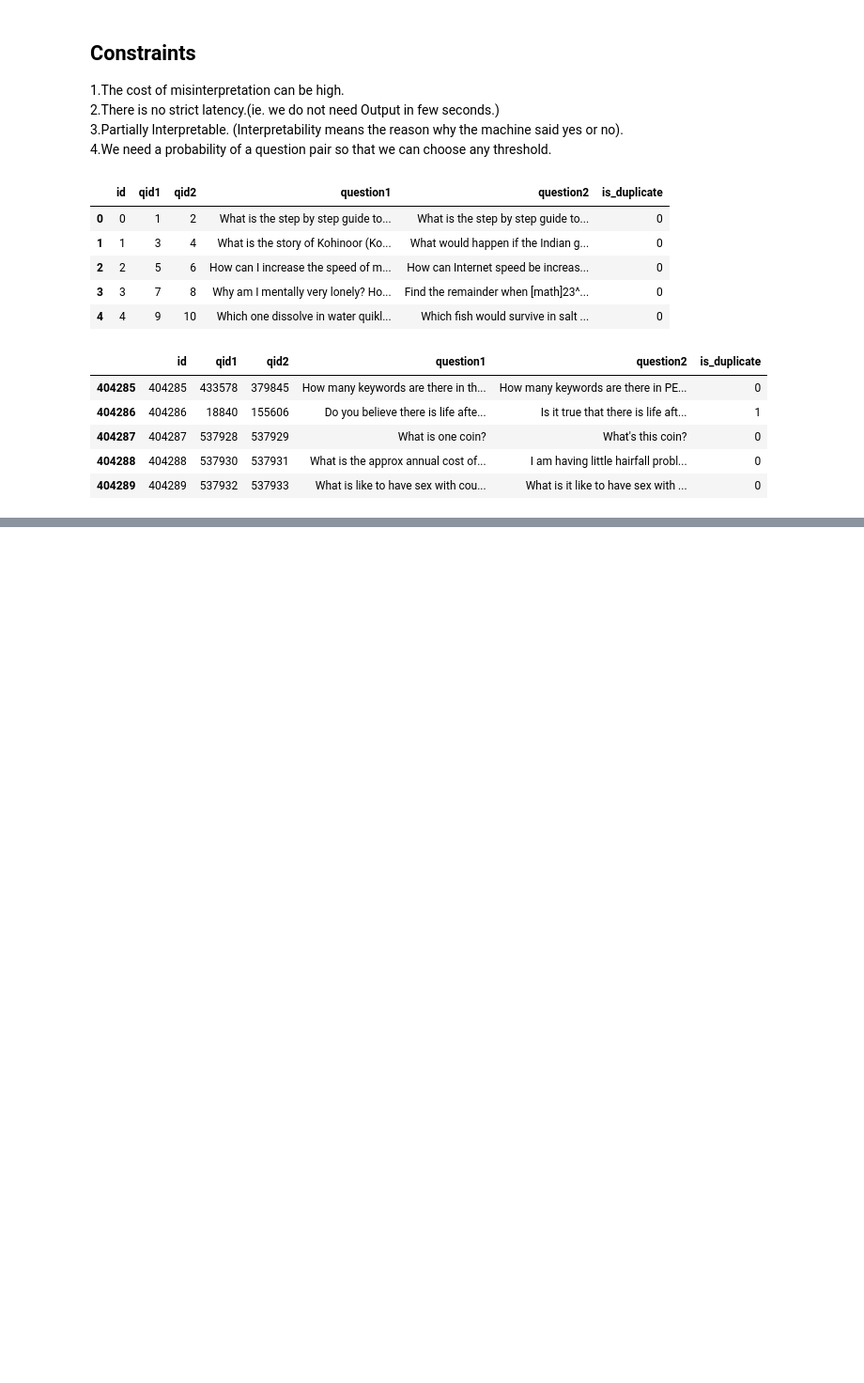
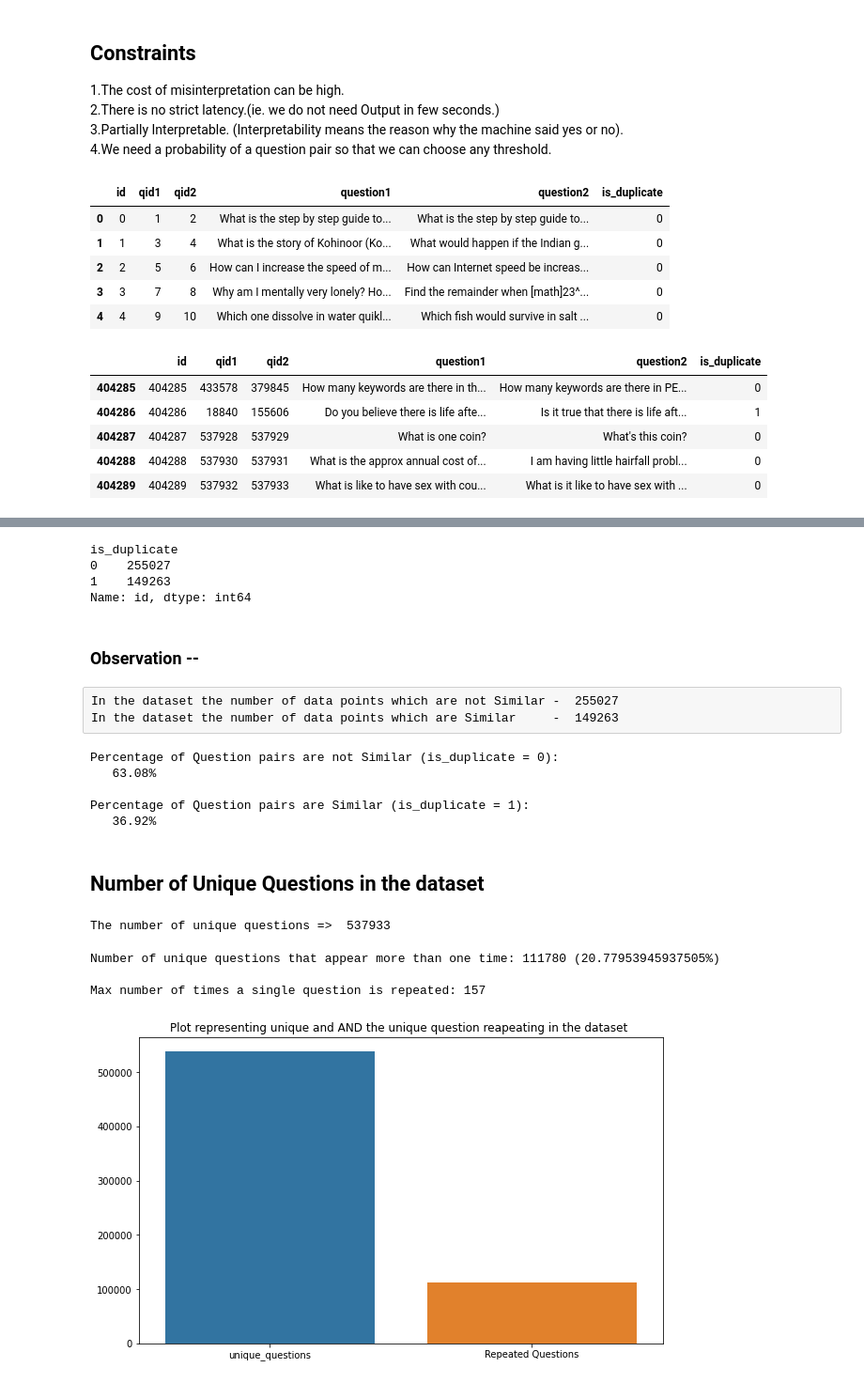
Before and after one commit to smritipradhan/Machine_learning_projects, a Jupyter notebook: 1.QUORA_QUESTION_PAIR/QUORA SIMILAR QUESTION.ipynb, the cells around one changed output, grey strips where cells are left out. Shown at 94% size. Drawn from its saved outputs; the diff is of its cells as text; code cells hidden in the pictures; blank space fills up the shorter version.

```diff
--- a/1.QUORA_QUESTION_PAIR/QUORA SIMILAR QUESTION.ipynb
+++ b/1.QUORA_QUESTION_PAIR/QUORA SIMILAR QUESTION.ipynb
@@ -40,0 +73,51 @@ data.tail(5)
+# %%
+data.groupby("is_duplicate")['id'].count()
+# %% [output]
+is_duplicate
+0    255027
+1    149263
+Name: id, dtype: int64
+# %% [markdown]
+### Observation --
+# %% [raw]
+In the dataset the number of data points which are not Similar -  255027
+In the dataset the number of data points which are Similar     -  149263
+# %%
+print('Percentage of Question pairs are not Similar (is_duplicate = 0):\n   {}%'.format(100 - round(data['is_duplicate'].mean()*100, 2)))
+print('\nPercentage of Question pairs are Similar (is_duplicate = 1):\n   {}%'.format(round(data['is_duplicate'].mean()*100, 2)))
+# %% [output]
+Percentage of Question pairs are not Similar (is_duplicate = 0):
+   63.08%
+
+Percentage of Question pairs are Similar (is_duplicate = 1):
+   36.92%
+# %% [markdown]
+## Number of Unique Questions in the dataset
+# %%
+qids = pd.Series(data['qid1'].tolist() + data['qid2'].tolist())
+#print(qids) both the qid1 and qid2
+unique_ques = len(np.unique(qids))
+print("The number of unique questions => ",unique_ques)
+
+
+qs_morethan_onetime = np.sum(qids.value_counts() > 1) #the unique question repeating more than one time counts
+# %% [output]
+The number of unique questions =>  537933
+# %%
+print ('Number of unique questions that appear more than one time: {} ({}%)\n'.format(qs_morethan_onetime,qs_morethan_onetime/unique_ques*100))
+
+print ('Max number of times a single question is repeated: {}\n'.format(max(qids.value_counts())))
+# %% [output]
+Number of unique questions that appear more than one time: 111780 (20.77953945937505%)
+
+Max number of times a single question is repeated: 157
+# %%
+x = ["unique_questions" , "Repeated Questions"]
+y =  [unique_ques , qs_morethan_onetime]
+
+plt.figure(figsize=(10, 6))
+plt.title ("Plot representing unique and AND the unique question reapeating in the dataset ")
+sns.barplot(x,y)
+plt.show()
+# %% [output]
+[figure, added]
```
Also changed, not shown: parts of 12 cells of this notebook.
